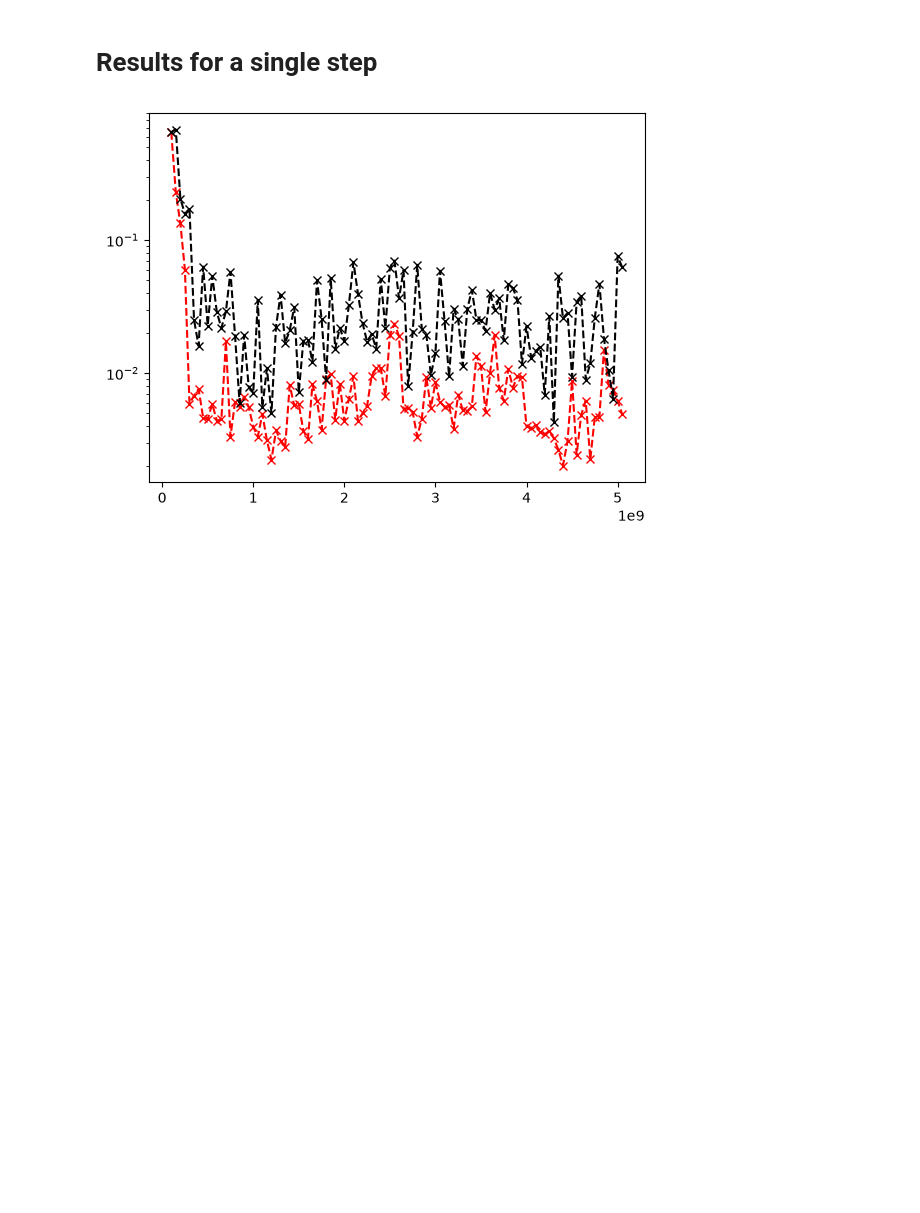
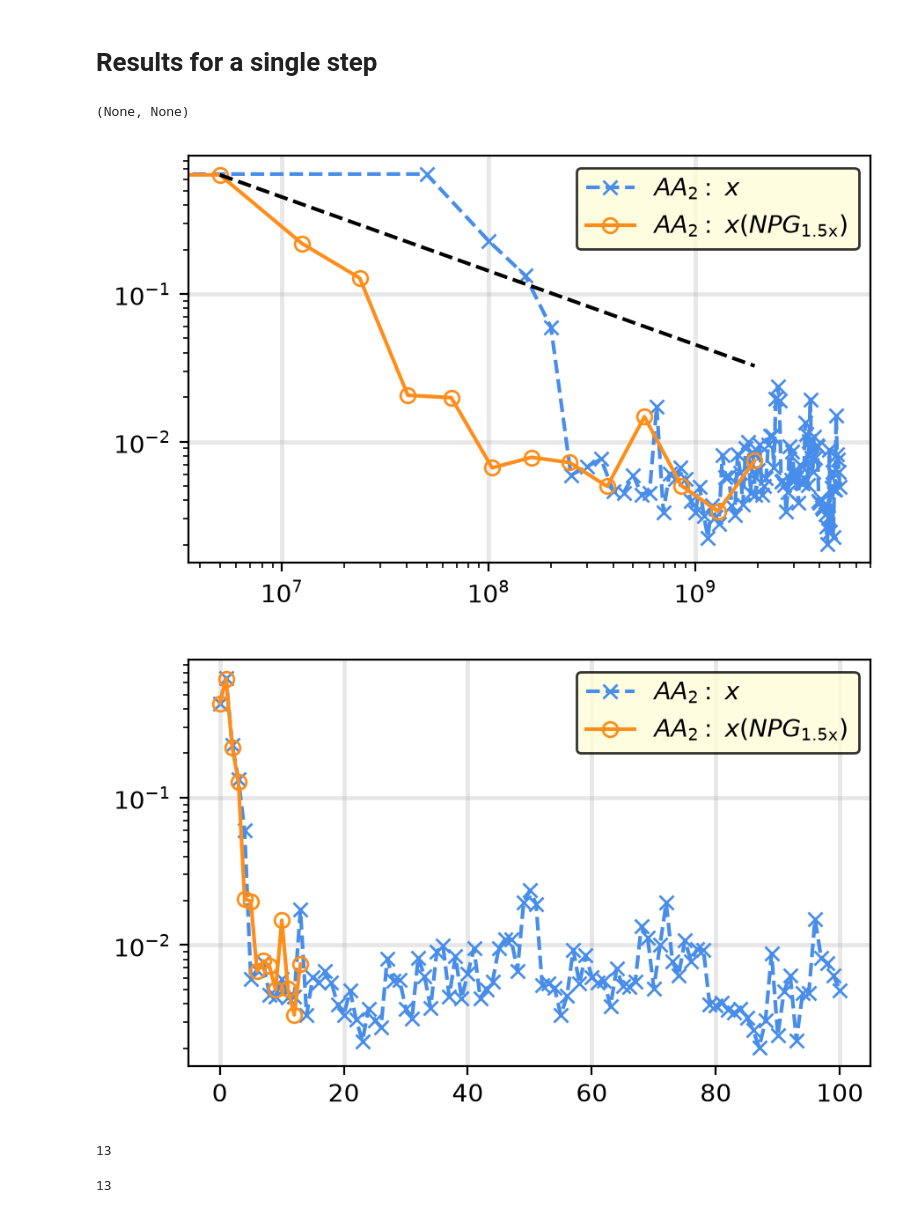
Before and after one commit to jfaulkner31/MonteCarloXenon, a Jupyter notebook: CustomSchemesAnalysis/SIE_Scheme/analysis.ipynb, the cells around one changed output. Saved outputs shown, nothing was run; the diff lists cells and outputs as text; code cells hidden in the pictures; blank space fills up the shorter version.

```diff
--- a/CustomSchemesAnalysis/SIE_Scheme/analysis.ipynb
+++ b/CustomSchemesAnalysis/SIE_Scheme/analysis.ipynb
@@ -86,6 +86,8 @@ import matplotlib.pyplot as plt
 import numpy as np
 clrs = Colors.colors2()
 aa = Anderson().get_from_pkl('aa2_i100_t2.pkl')
+aaScaling = Anderson().get_from_pkl('aa2_scaling1.5_1step.pkl')
+
 
 from CustomSchemes.DumbTransport import flat_transport
 
@@ -93,30 +95,65 @@ x = aa.get_x_by_iteration(time=325.0)
 # %%
 def get_norm(x: np.ndarray, xref: np.ndarray, order: int = 2) -> float:
   return (np.linalg.norm(x - xref, ord=order)/np.linalg.norm(x, ord=order))
 
 ref = flat_transport(16)
 x = aa.get_x_by_iteration(time=325.0)
 fx = aa.get_fx_by_iteration(time=325.0)
+xscaling = aaScaling.get_x_by_iteration(time=325.0)
 
-x_old = x[0]
-fx_old = fx[0]
 
 resids_x = []
 resids_fx = []
-total_histories = [100000*500]
+resids_xscaling = []
+total_histories = []
 
-for idx, this_x in enumerate(x[1:]):
-  resids_x.append(get_norm(this_x, ref))
-  x_old = this_x
-  total_histories.append(100000*500 + total_histories[-1])
 
-for idx, this_fx in enumerate(fx[0:]):
-  resids_fx.append(get_norm(this_fx, ref))
-  fx_old = this_fx
+npg = 0
+for idx, this in enumerate(x):
+  resids_x.append(get_norm(this, ref))
+  total_histories.append(npg)
+  try:
+    npg+=100000*500
+  except:
+    npg += 0
 
-plt.plot(total_histories[1:], resids_x, 'rx--')
-plt.plot(total_histories[1:], resids_fx, 'kx--')
+npg = 0
+histories_scaling = [0]
+for idx, this in enumerate(xscaling):
+  resids_xscaling.append(get_norm(this, ref))
+for idx, this in enumerate(aaScaling._npg[325]):
+  histories_scaling.append(histories_scaling[-1] + aaScaling._npg[325.0][idx]*500)
+
+
+
+plt.figure(figsize=(5,3), dpi=200)
+plt.plot(total_histories, resids_x, 'x--', label=r'$AA_2:$ $x$', markerfacecolor='none', color=Colors.colors2()[0])
+# plt.plot(total_histories, resids_fx, 'kx--', label=r'$AA2:$ $f(x)$')
+plt.plot(histories_scaling,resids_xscaling , 'o-', label=r'$AA_2:$ $x(NPG_{1.5\mathrm{x}})$', markerfacecolor='none', color=Colors.colors2()[1])
+plt.plot(histories_scaling   ,    resids_xscaling[1] * histories_scaling[1]**0.5 / np.array(histories_scaling)**0.5, 'k--')
+plt.yscale('log')
+plt.xscale('log')
+nice_grid(), nice_legend()
+
+
+
+
+plt.figure(figsize=(5,3), dpi=200)
+plt.plot(resids_x, 'x--', label=r'$AA_2:$ $x$', markerfacecolor='none', color=Colors.colors2()[0])
+# plt.plot(total_histories, resids_fx, 'kx--', label=r'$AA2:$ $f(x)$')
+plt.plot(resids_xscaling , 'o-', label=r'$AA_2:$ $x(NPG_{1.5\mathrm{x}})$', markerfacecolor='none', color=Colors.colors2()[1])
 plt.yscale('log')
 # plt.xscale('log')
+nice_grid(), nice_legend()
 # %% [output]
+(None, None)
-[figure, old version]
+[figure, new version]
+[figure, added]
+# %%
+idx
+# %% [output]
+13
+# %%
+len(aaScaling._npg[325])
+# %% [output]
+13
```
Also changed, not shown: parts of 7 cells of this notebook, 5 other files.
